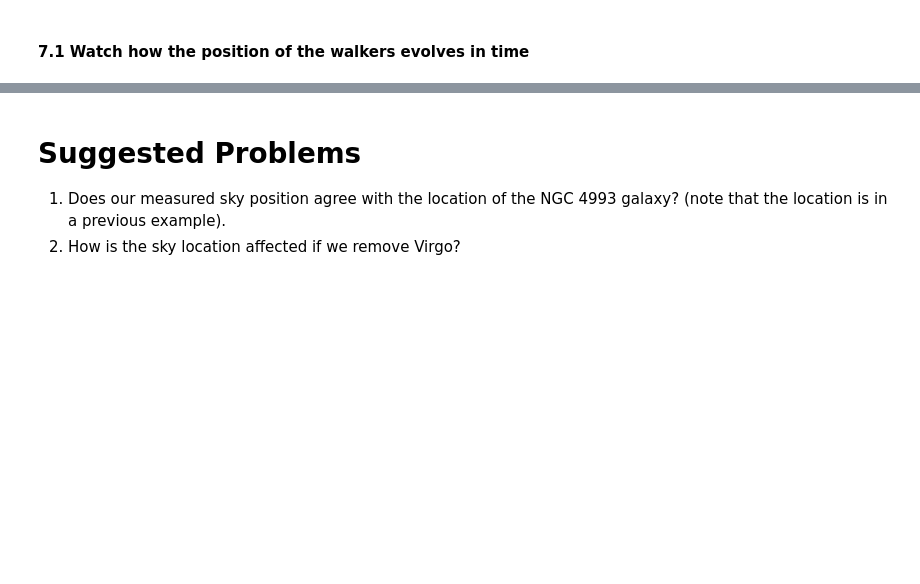
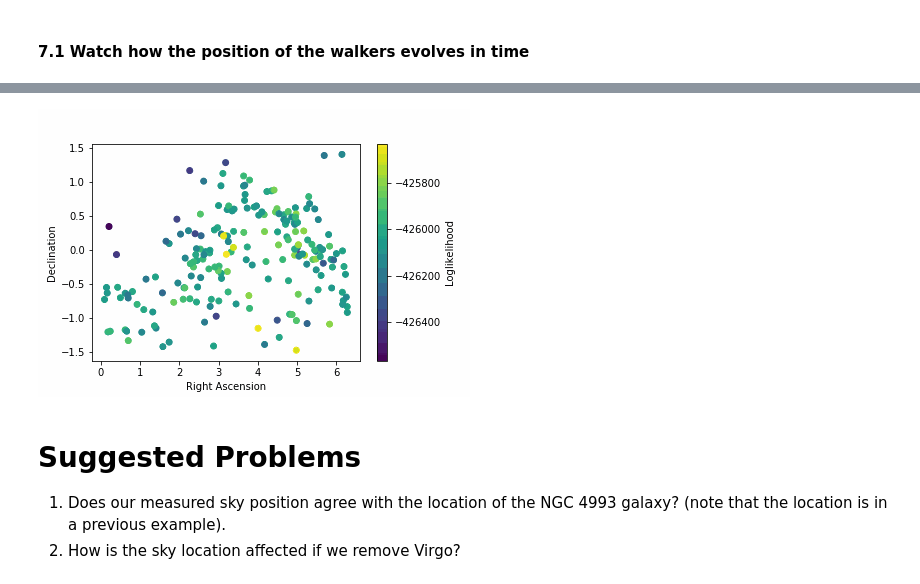
Before and after one commit to gwastro/PyCBC-Tutorials, a Jupyter notebook: tutorial/inference_1_ModelsAndPEByHand.ipynb, the cells around one changed output, grey strips where cells are left out. Saved outputs shown, nothing was run; the diff lists cells and outputs as text; code cells hidden in the pictures; blank space fills up the shorter version.

```diff
--- a/tutorial/inference_1_ModelsAndPEByHand.ipynb
+++ b/tutorial/inference_1_ModelsAndPEByHand.ipynb
@@ -626,4 +627,5 @@ ani = animation.FuncAnimation(fig, animate, frames=nsamples,
 # %%
 ani.save('move2.gif', writer=PillowWriter(fps=5))
-HTML('<img src="move2.gif">')
+with open('move2.gif','rb') as f:
+    display(Image(data=f.read(), format='png'))
 # %% [output]
@@ -631,3 +632,4 @@ HTML('<img src="move2.gif">')
+[figure, added]
 # %% [markdown]
 #  Suggested Problems ###
 
```
Also changed, not shown: parts of 11 cells of this notebook.
